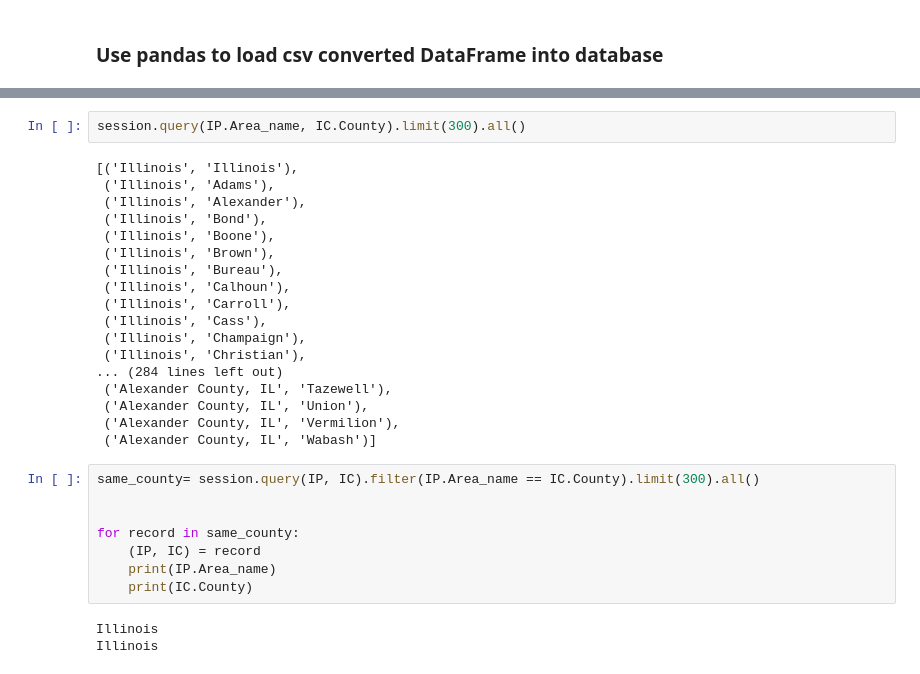
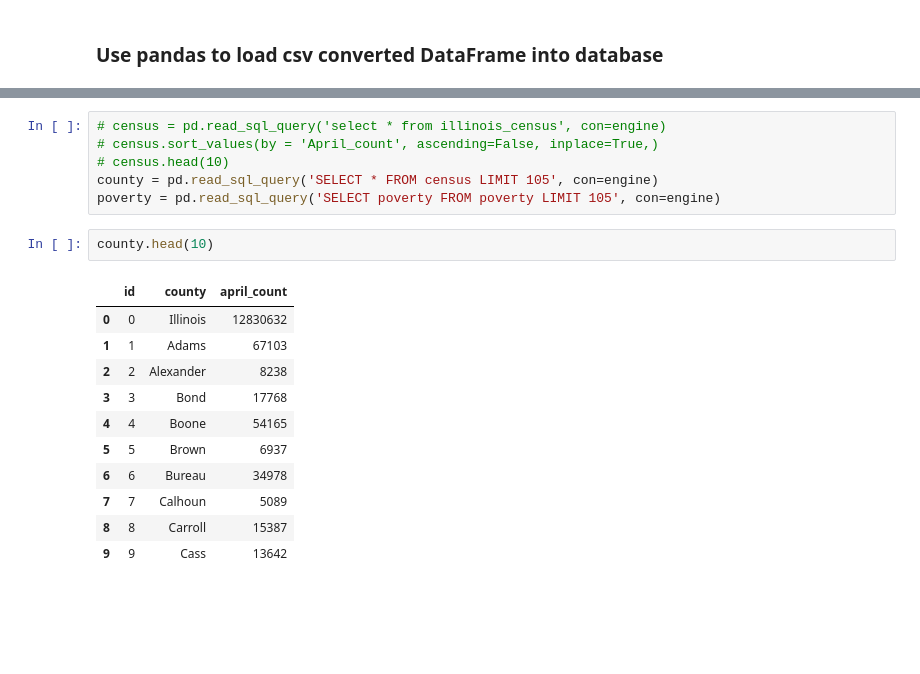
Before and after one commit to hmakinde/ETL_groupproject, a Jupyter notebook: ETL-Homework.ipynb, the cells around one changed output, grey strips where cells are left out. Saved outputs shown, nothing was run; the diff lists cells and outputs as text; blank space fills up the shorter version.

```diff
--- a/ETL-Homework.ipynb
+++ b/ETL-Homework.ipynb
@@ -366,31 +297,20 @@ Percent_change_00_10 INTEGER
-# %%
-session.query(IP.Area_name, IC.County).limit(300).all()
-# %% [output]
-[('Illinois', 'Illinois'),
- ('Illinois', 'Adams'),
- ('Illinois', 'Alexander'),
- ('Illinois', 'Bond'),
- ('Illinois', 'Boone'),
- ('Illinois', 'Brown'),
- ('Illinois', 'Bureau'),
- ('Illinois', 'Calhoun'),
- ('Illinois', 'Carroll'),
- ('Illinois', 'Cass'),
- ('Illinois', 'Champaign'),
- ('Illinois', 'Christian'),
-... (284 lines left out)
- ('Alexander County, IL', 'Tazewell'),
- ('Alexander County, IL', 'Union'),
- ('Alexander County, IL', 'Vermilion'),
- ('Alexander County, IL', 'Wabash')]
-# %%
-same_county= session.query(IP, IC).filter(IP.Area_name == IC.County).limit(300).all()
-
-
-for record in same_county:
-    (IP, IC) = record
-    print(IP.Area_name)
-    print(IC.County)
-# %% [output]
-Illinois
-Illinois
+# %%
+# census = pd.read_sql_query('select * from illinois_census', con=engine)
+# census.sort_values(by = 'April_count', ascending=False, inplace=True,)
+# census.head(10)
+county = pd.read_sql_query('SELECT * FROM census LIMIT 105', con=engine)
+poverty = pd.read_sql_query('SELECT poverty FROM poverty LIMIT 105', con=engine)
+# %%
+county.head(10)
+# %% [output]
+|  | id | county | april_count |
+| 0 | 0 | Illinois | 12830632 |
+| 1 | 1 | Adams | 67103 |
+| 2 | 2 | Alexander | 8238 |
+| 3 | 3 | Bond | 17768 |
+| 4 | 4 | Boone | 54165 |
+| 5 | 5 | Brown | 6937 |
+| 6 | 6 | Bureau | 34978 |
+| 7 | 7 | Calhoun | 5089 |
+| 8 | 8 | Carroll | 15387 |
+| 9 | 9 | Cass | 13642 |
```
Also changed, not shown: parts of 35 cells of this notebook, 2 other files.
